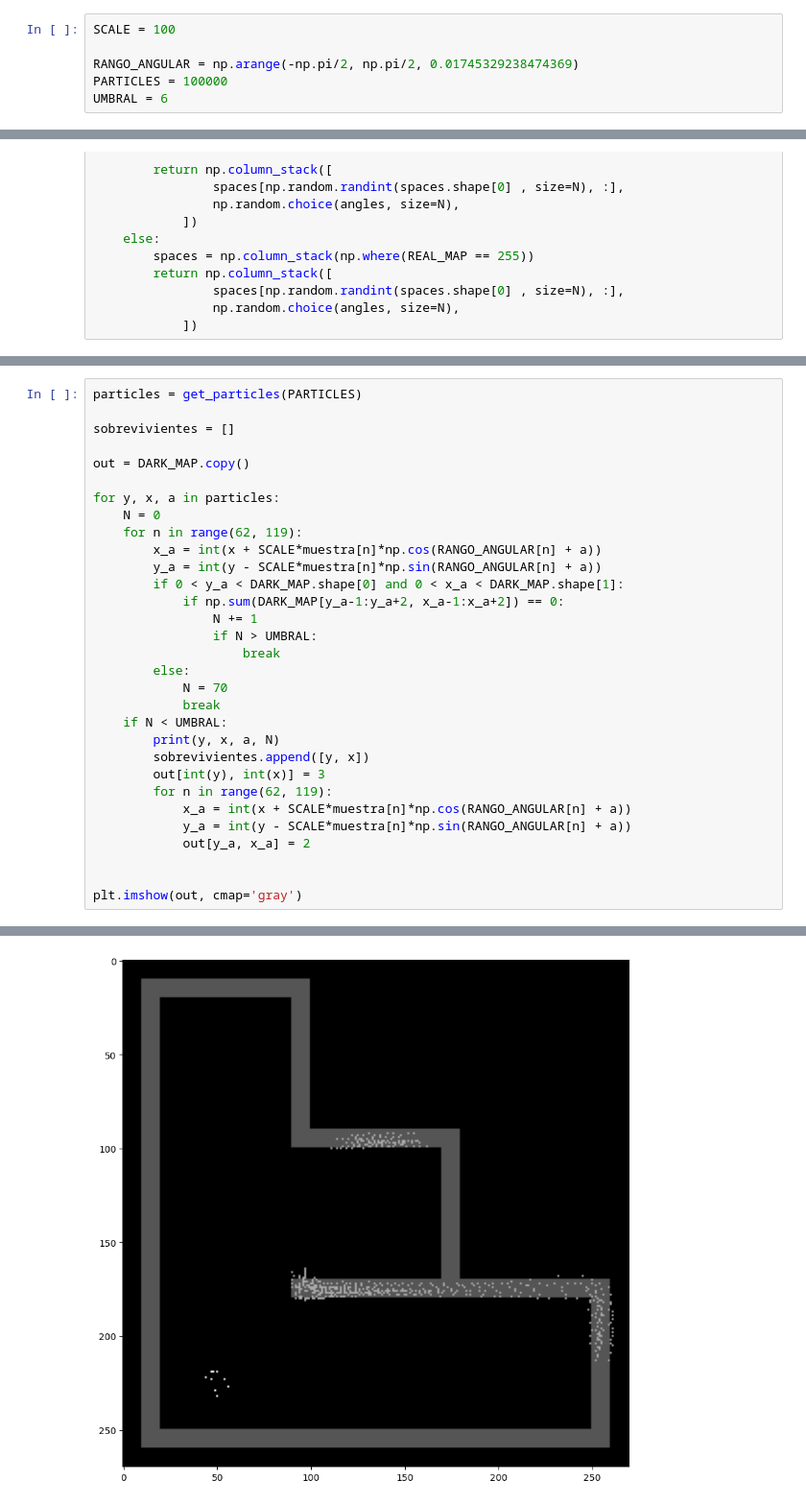
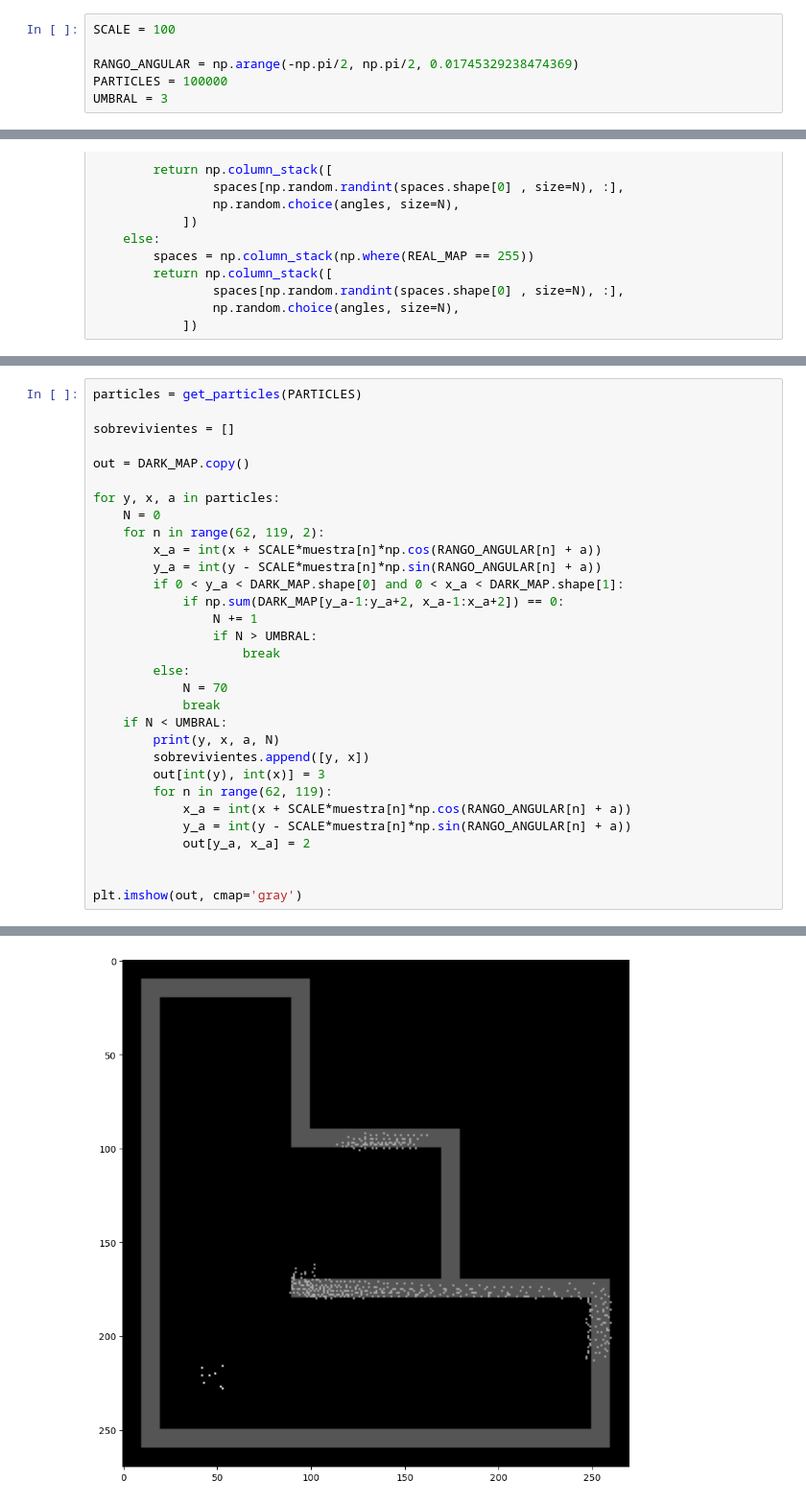
Before and after one commit to rir001/robmov_labs, a Jupyter notebook: particles.ipynb, the cells around one changed output, grey strips where cells are left out. Shown: that part at 96% size. Saved outputs shown, nothing was run; the diff lists cells and outputs as text.

```diff
--- a/particles.ipynb
+++ b/particles.ipynb
@@ -16,7 +16,7 @@ SCALE = 100
 
 RANGO_ANGULAR = np.arange(-np.pi/2, np.pi/2, 0.01745329238474369)
 PARTICLES = 100000
-UMBRAL = 6
+UMBRAL = 3
 # %%
 REAL_MAP = cv2.imread("./maps/mapa.pgm", cv2.IMREAD_GRAYSCALE)
 
@@ -51,7 +79,7 @@ out = DARK_MAP.copy()
 
 for y, x, a in particles:
     N = 0
-    for n in range(62, 119):
+    for n in range(62, 119, 2):
         x_a = int(x + SCALE*muestra[n]*np.cos(RANGO_ANGULAR[n] + a))
         y_a = int(y - SCALE*muestra[n]*np.sin(RANGO_ANGULAR[n] + a))
         if 0 < y_a < DARK_MAP.shape[0] and 0 < x_a < DARK_MAP.shape[1]:
@@ -86,5 +113,5 @@ plt.imshow(out, cmap='gray')
 <matplotlib.image.AxesImage at 0x...>
-[figure, old version]
+[figure, new version]
 # %%
 particles = get_particles(PARTICLES, sobrevivientes)
 
```
Also changed, not shown: parts of 3 cells of this notebook, 2 other files.
